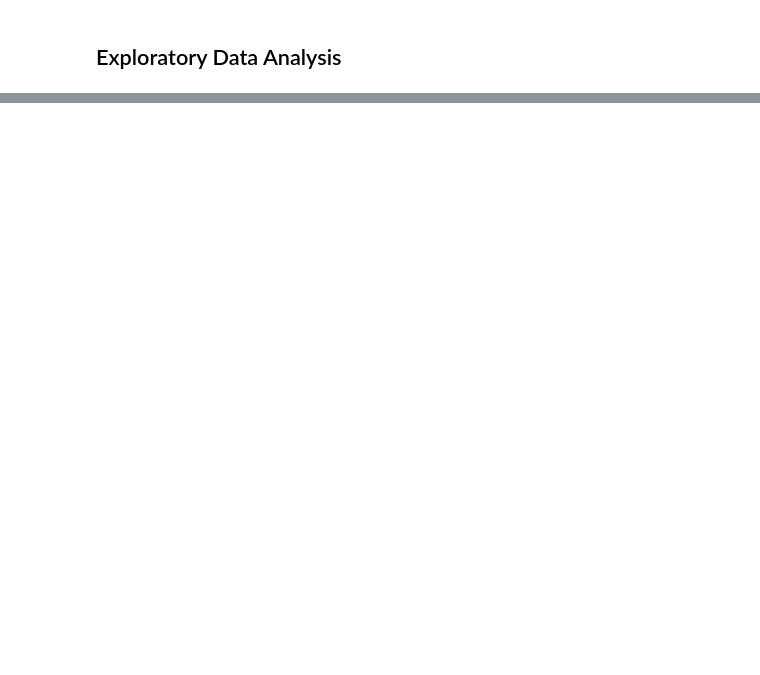
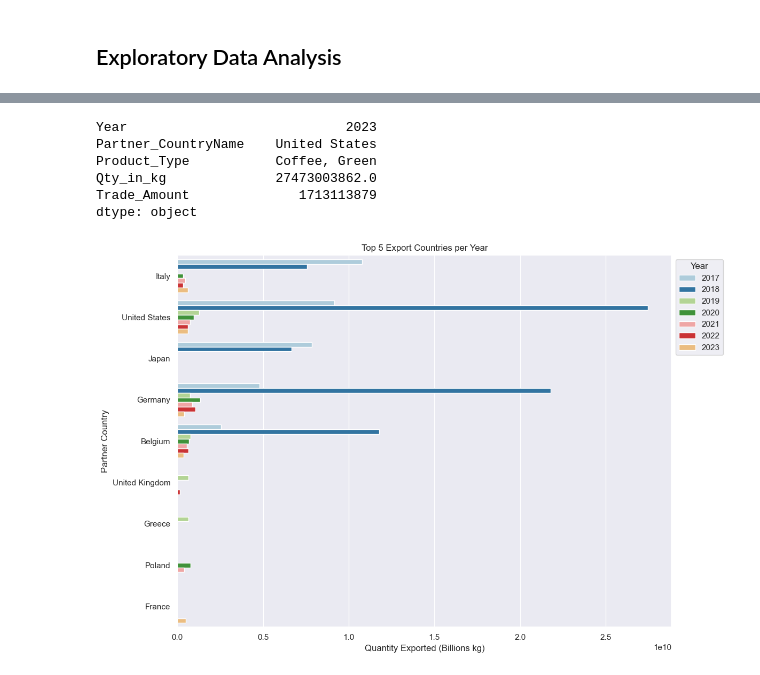
Before and after one commit to Tatiana-ZC/Final.Project_Coffee, a Jupyter notebook: 2_1_Brazil_Exports.ipynb, the cells around one changed output, grey strips where cells are left out. Cells and saved outputs as stored; diff of their text form; code cells hidden in the pictures; blank space fills up the shorter version.

```diff
--- a/2_1_Brazil_Exports.ipynb
+++ b/2_1_Brazil_Exports.ipynb
@@ -158,0 +512,3 @@ brazil_trade.duplicated().sum()
+# %%
+top_exports_brazil = top_export_countries_per_year(brazil_trade)
+top_exports_brazil.head(10)
@@ -158,0 +527,13 @@ brazil_trade.duplicated().sum()
+# %%
+top_exports_brazil.max()
+# %% [output]
+Year                            2023
+Partner_CountryName    United States
+Product_Type           Coffee, Green
+Qty_in_kg              27473003862.0
+Trade_Amount              1713113879
+dtype: object
+# %%
+plot_top_export_countries(top_exports_brazil)
+# %% [output]
+[figure, added]
```
Also changed, not shown: parts of 63 cells of this notebook, 17 other files.
